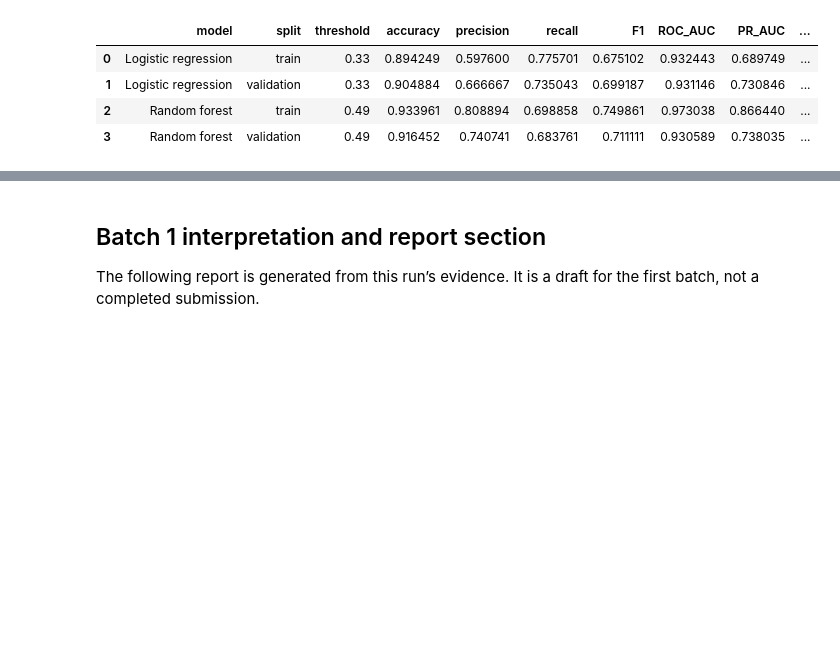
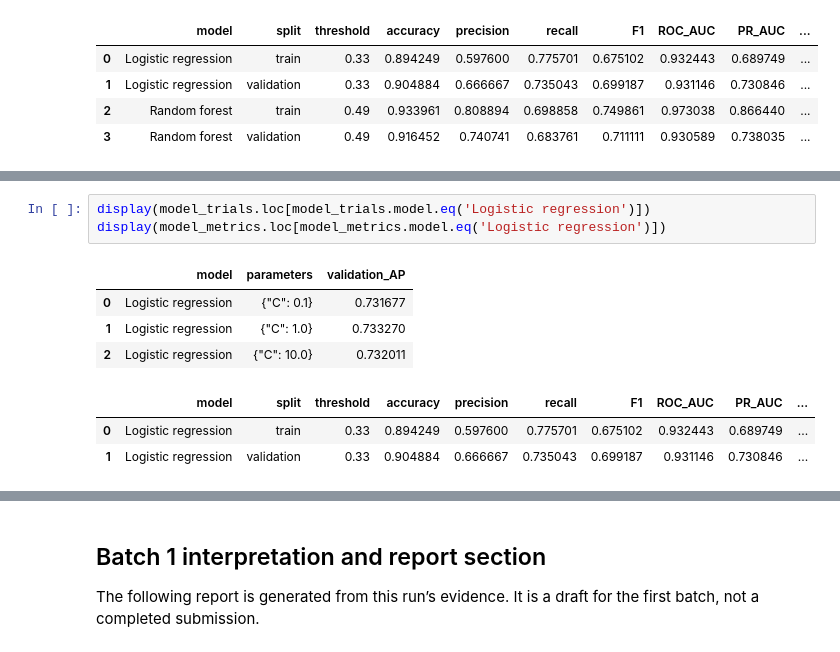
Before and after one commit to amrelkotit/Acl_9th_project, a Jupyter notebook: notebooks/milestone1.ipynb, the cells around one changed output, grey strips where cells are left out. Drawn from its saved outputs; the diff is of its cells as text; blank space fills up the shorter version.

```diff
--- a/notebooks/milestone1.ipynb
+++ b/notebooks/milestone1.ipynb
@@ -788,0 +793,11 @@ Logistic regression validation       0.33  0.904884   0.666667 0.735043 0.699187
+# %%
+display(model_trials.loc[model_trials.model.eq('Logistic regression')])
+display(model_metrics.loc[model_metrics.model.eq('Logistic regression')])
+# %% [output]
+|  | model | parameters | validation_AP |
+| 0 | Logistic regression | {"C": 0.1} | 0.731677 |
+| 1 | Logistic regression | {"C": 1.0} | 0.733270 |
+| 2 | Logistic regression | {"C": 10.0} | 0.732011 |
+|  | model | split | threshold | accuracy | precision | recall | F1 | ROC_AUC | PR_AUC | ... |
+| 0 | Logistic regression | train | 0.33 | 0.894249 | 0.597600 | 0.775701 | 0.675102 | 0.932443 | 0.689749 | ... |
+| 1 | Logistic regression | validation | 0.33 | 0.904884 | 0.666667 | 0.735043 | 0.699187 | 0.931146 | 0.730846 | ... |
```
Also changed, not shown: parts of 14 cells of this notebook, 34 other files.
